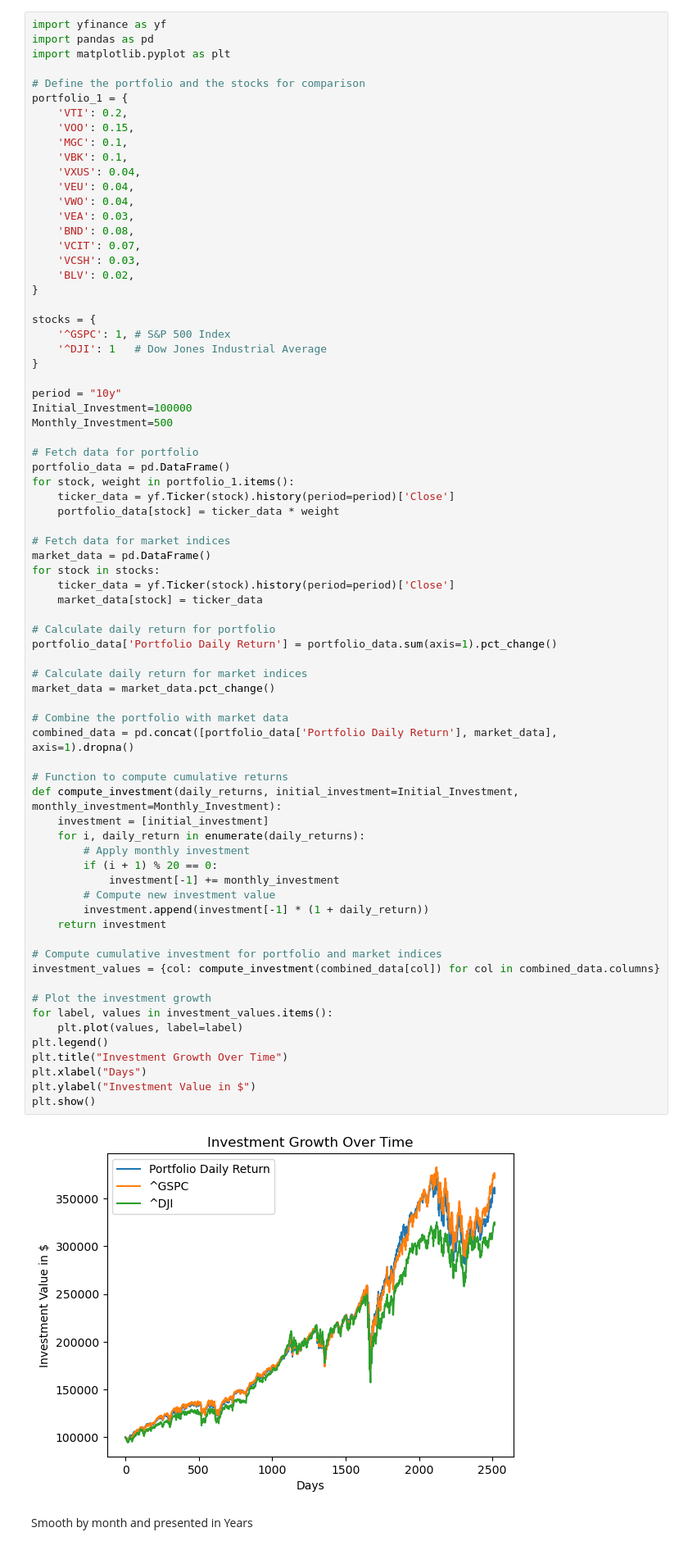
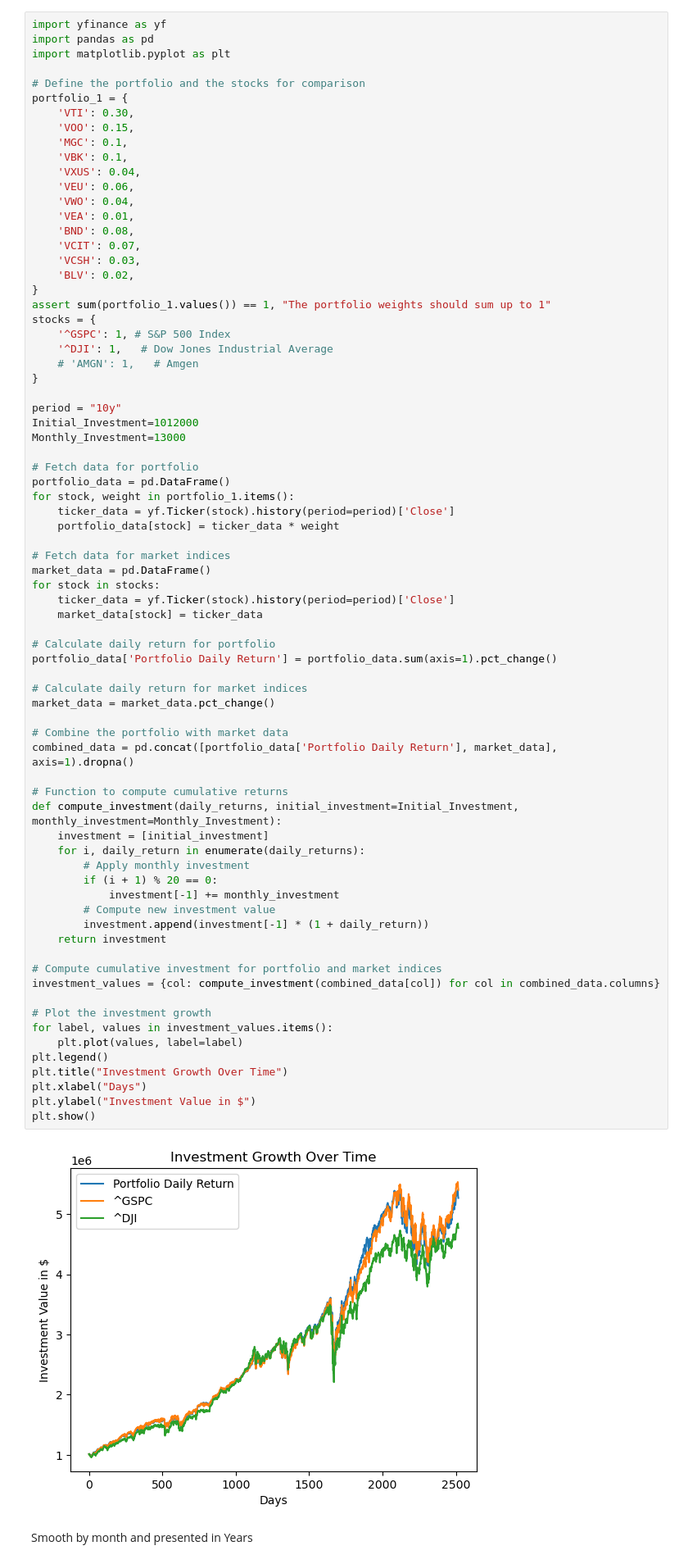
Before and after one commit to NguyenVu06/personal-finance, a Jupyter notebook: portfolio_analysis.ipynb, the cells around one changed output. Shown: that part at 82% size. Saved outputs shown, nothing was run; the diff lists cells and outputs as text.

Commit message:
sum check portfolio

```diff
--- a/portfolio_analysis.ipynb
+++ b/portfolio_analysis.ipynb
@@ -28,28 +28,29 @@ import matplotlib.pyplot as plt
 
 # Define the portfolio and the stocks for comparison
 portfolio_1 = {
-    'VTI': 0.2,
+    'VTI': 0.30,
     'VOO': 0.15,
     'MGC': 0.1,
     'VBK': 0.1,
     'VXUS': 0.04,
-    'VEU': 0.04,
+    'VEU': 0.06,
     'VWO': 0.04,
-    'VEA': 0.03,
+    'VEA': 0.01,
     'BND': 0.08,
     'VCIT': 0.07,
     'VCSH': 0.03,
     'BLV': 0.02,
 }
-
+assert sum(portfolio_1.values()) == 1, "The portfolio weights should sum up to 1"
 stocks = {
     '^GSPC': 1, # S&P 500 Index
-    '^DJI': 1   # Dow Jones Industrial Average
+    '^DJI': 1,   # Dow Jones Industrial Average
+    # 'AMGN': 1,   # Amgen
 }
 
 period = "10y"
-Initial_Investment=100000
-Monthly_Investment=500
+Initial_Investment=1012000
+Monthly_Investment=13000
 
 # Fetch data for portfolio
 portfolio_data = pd.DataFrame()
@@ -68,34 +69,34 @@ portfolio_data['Portfolio Daily Return'] = portfolio_data.sum(axis=1).pct_change
 
 # Calculate daily return for market indices
 market_data = market_data.pct_change()
 
 # Combine the portfolio with market data
 combined_data = pd.concat([portfolio_data['Portfolio Daily Return'], market_data], axis=1).dropna()
 
 # Function to compute cumulative returns
 def compute_investment(daily_returns, initial_investment=Initial_Investment, monthly_investment=Monthly_Investment):
     investment = [initial_investment]
     for i, daily_return in enumerate(daily_returns):
         # Apply monthly investment
         if (i + 1) % 20 == 0:
             investment[-1] += monthly_investment
         # Compute new investment value
         investment.append(investment[-1] * (1 + daily_return))
     return investment
 
 # Compute cumulative investment for portfolio and market indices
 investment_values = {col: compute_investment(combined_data[col]) for col in combined_data.columns}
 
 # Plot the investment growth
 for label, values in investment_values.items():
     plt.plot(values, label=label)
 plt.legend()
 plt.title("Investment Growth Over Time")
 plt.xlabel("Days")
 plt.ylabel("Investment Value in $")
 plt.show()
 # %% [output]
-[figure, old version]
+[figure, new version]
 # %% [markdown]
 Smooth by month and presented in Years
 # %%
```
Also changed, not shown: parts of 3 cells of this notebook.
